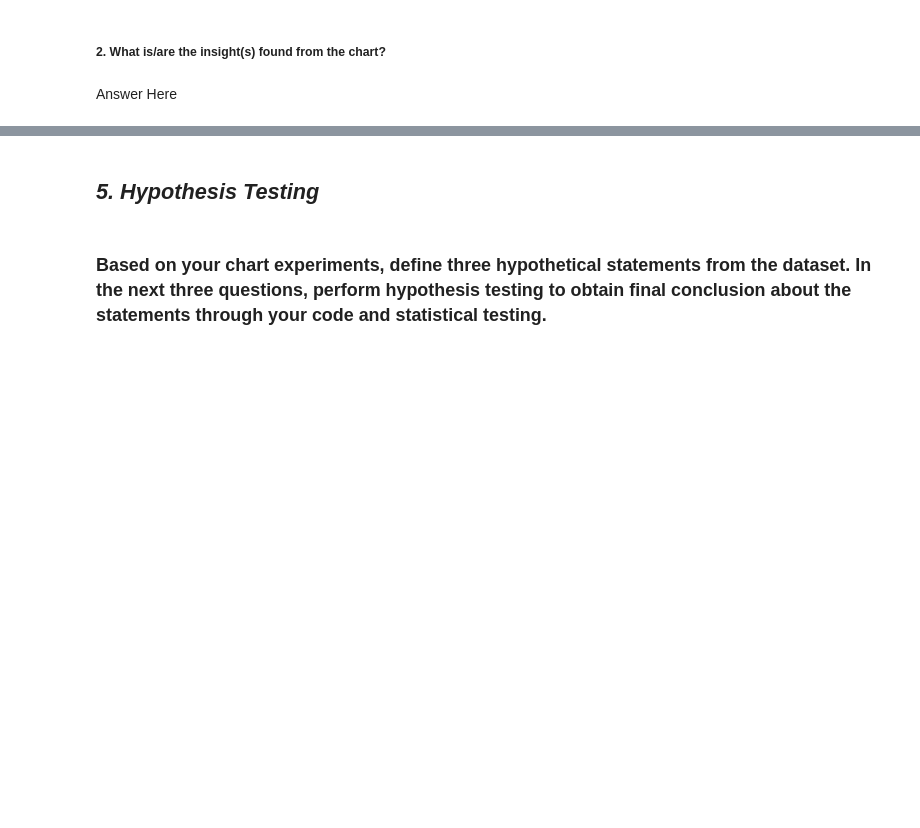
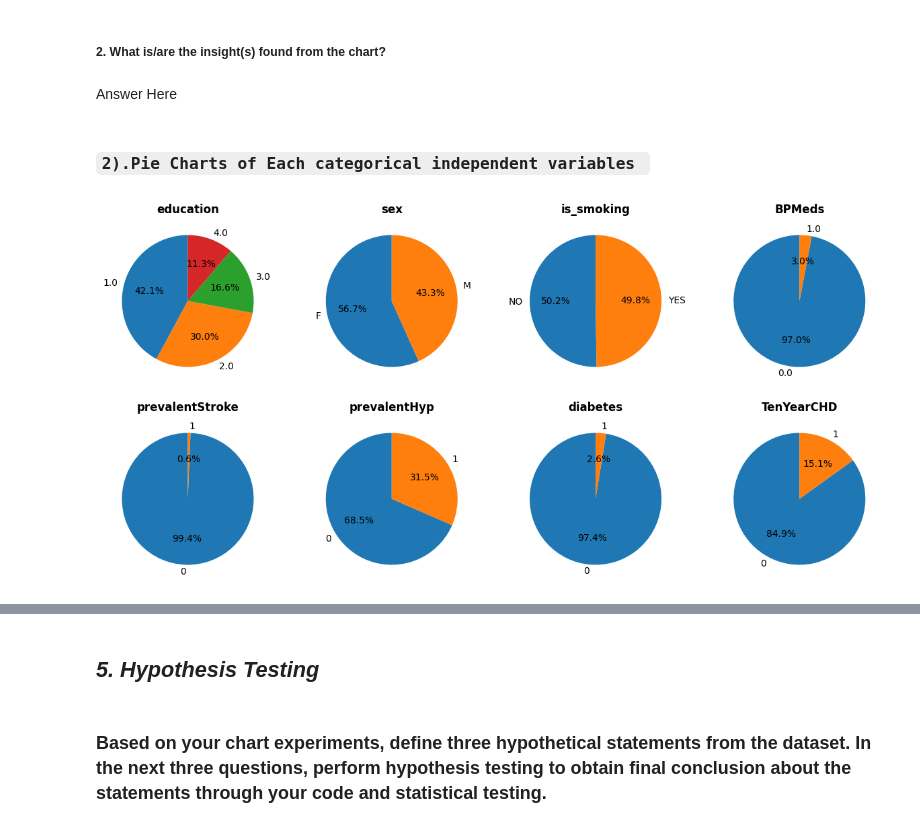
Before and after one commit to Vijaysiraw/ML_Classification_Cardiovascular_Risk_Prediction, a Jupyter notebook: Cardiovascular_Risk_Prediction.ipynb, the cells around one changed output, grey strips where cells are left out. Saved outputs shown, nothing was run; the diff lists cells and outputs as text; code cells hidden in the pictures; blank space fills up the shorter version.

```diff
--- a/Cardiovascular_Risk_Prediction.ipynb
+++ b/Cardiovascular_Risk_Prediction.ipynb
@@ -517,3 +633,19 @@ Answer Here.
 ##### 2. What is/are the insight(s) found from the chart?
 # %% [markdown]
 Answer Here
+# %% [markdown]
+### **`2).Pie Charts of Each categorical independent variables `**
+# %%
+#visualization code
+list_of_variables=['education', 'sex', 'is_smoking', 'BPMeds','prevalentStroke', 'prevalentHyp', 'diabetes','TenYearCHD']
+plt.figure(figsize=(15,7))
+# categorical data
+for i,col in enumerate(list_of_variables):
+  counts = cvrp_data[col].value_counts()
+  plt.subplot(2,4,i+1)
+  # Plot the donut chart
+  plt.pie(counts, labels=counts.index, startangle=90, autopct='%1.1f%%')
+  plt.title(f'{col}',weight='bold')
+plt.show()
+# %% [output]
+[figure, added]
```
Also changed, not shown: parts of 52 cells of this notebook.
